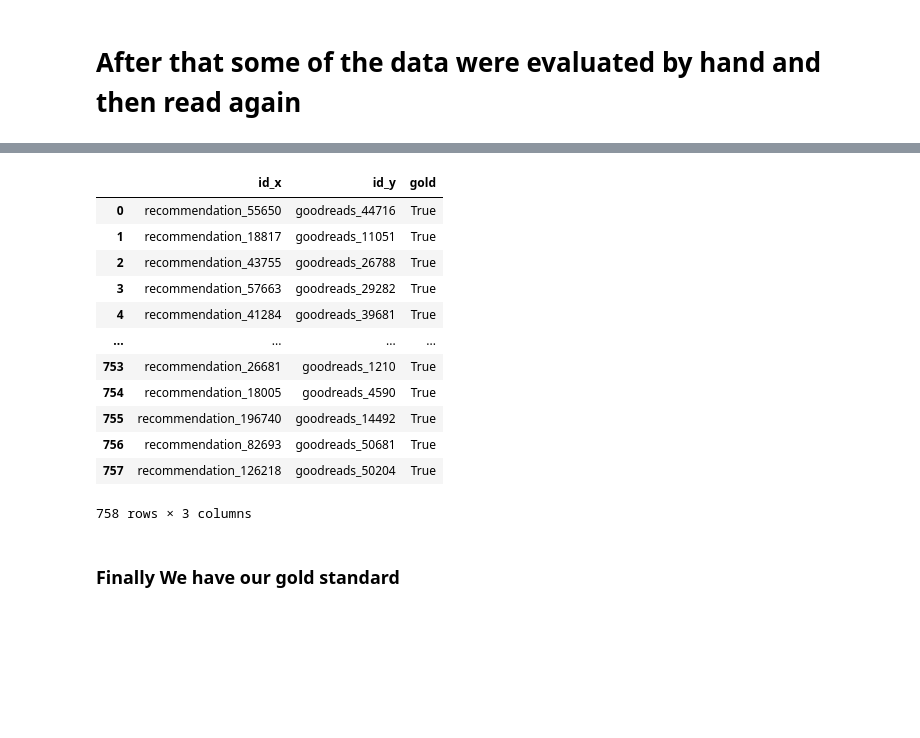
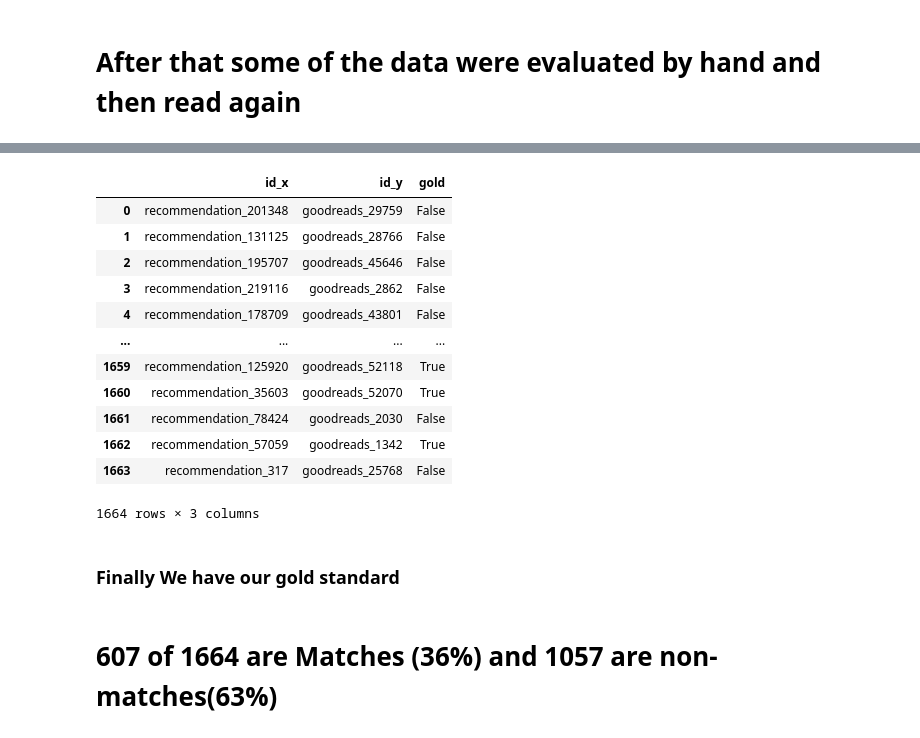
Before and after one commit to ahmed-elzamarany/Web_Data_Integration, a Jupyter notebook: Notebooks/Creating_GS.ipynb, the cells around one changed output, grey strips where cells are left out. Cells and saved outputs as stored; diff of their text form; code cells hidden in the pictures; blank space fills up the shorter version.

```diff
--- a/Notebooks/Creating_GS.ipynb
+++ b/Notebooks/Creating_GS.ipynb
@@ -507,0 +601,3 @@ df_goodreadsMT
+# %%
+Gold_T=df_T.loc[0:332].drop(['author_x','author_y','Mul'],1)
+Gold_T
@@ -569,10 +666,9 @@ df.loc[:500].to_csv('goodreads_recommendation_H.csv')
 # %% [markdown]
 # After that some of the data were evaluated by hand and then read again
 # %%
-Gold = pd.read_csv('goodreads_recommendation_H.csv')
-Gold.drop('Unnamed: 0',1,inplace=True)
-gs_goodreads_recommendation=Gold.drop(['author_x','Allauthors'],1)
-gs_goodreads_recommendation.drop(gs_goodreads_recommendation[gs_goodreads_recommendation['gold'] == True].index)
-# gs_goodreads_recommendation
+Gold_C = pd.read_csv('goodreads_recommendation_H_done.csv')
+Gold_C.drop('Unnamed: 0',1,inplace=True)
+Gold_C=Gold_C.drop(['author_x','Allauthors'],1)
+Gold_C
 # %% [output]
 |  | id_x | id_y | gold |
@@ -616,0 +689,13 @@ df
+# %%
+df_F=pd.merge(df_recommendation, df_goodreadsMT,  left_on=['title'], right_on = ['title'])
+df_F.drop(['title','pages','year','publisher','Allauthors','rating','genres'],1,inplace=True)
+df_F['author_y'] = df_F['author_y'].str.lower()
+df_F['author_x'] = df_F['author_x'].str.lower()
+df_F["gold"] =  np.where(((df_F['author_x'].str[0] == df_F['author_y'].str[0])),True,False)
+df_F.drop_duplicates(subset=['id_x'],inplace=True,keep='last')
+df_F.drop_duplicates(subset=['id_y'],inplace=True,keep='last')
+df_F.drop(df_F[df_F['gold'] == True].index,inplace=True)
+df_F.drop(df_F[df_F['Mul'] == "TRUE"].index,inplace=True)
+df_F.reset_index( inplace=True)
+df_F.drop('index',1,inplace=True)
+df_F
@@ -616,0 +716,3 @@ df
+# %%
+Gold_F=df_F.loc[1:830].drop(['author_x','author_y','Mul'],1)
+Gold_F
@@ -617,23 +733,22 @@ df
 # %%
-gs_goodreads_recommendation_final=gs_goodreads_recommendation.append(df.loc[:256])
+gs_goodreads_recommendation_final=Gold_F.append(Gold_T).append(Gold_C)
 gs_goodreads_recommendation_final.reset_index( inplace=True)
 gs_goodreads_recommendation_final.drop(['index'],1,inplace=True)
-gs_goodreads_recommendation_final.drop(gs_goodreads_recommendation_final[gs_goodreads_recommendation_final['gold'] == True].index)
 gs_goodreads_recommendation_final
 # %% [output]
 |  | id_x | id_y | gold |
-| 0 | recommendation_55650 | goodreads_44716 | True |
-| 1 | recommendation_18817 | goodreads_11051 | True |
-| 2 | recommendation_43755 | goodreads_26788 | True |
-| 3 | recommendation_57663 | goodreads_29282 | True |
-| 4 | recommendation_41284 | goodreads_39681 | True |
+| 0 | recommendation_201348 | goodreads_29759 | False |
+| 1 | recommendation_131125 | goodreads_28766 | False |
+| 2 | recommendation_195707 | goodreads_45646 | False |
+| 3 | recommendation_219116 | goodreads_2862 | False |
+| 4 | recommendation_178709 | goodreads_43801 | False |
 | ... | ... | ... | ... |
-| 753 | recommendation_26681 | goodreads_1210 | True |
-| 754 | recommendation_18005 | goodreads_4590 | True |
-| 755 | recommendation_196740 | goodreads_14492 | True |
-| 756 | recommendation_82693 | goodreads_50681 | True |
-| 757 | recommendation_126218 | goodreads_50204 | True |
+| 1659 | recommendation_125920 | goodreads_52118 | True |
+| 1660 | recommendation_35603 | goodreads_52070 | True |
+| 1661 | recommendation_78424 | goodreads_2030 | False |
+| 1662 | recommendation_57059 | goodreads_1342 | True |
+| 1663 | recommendation_317 | goodreads_25768 | False |
-758 rows × 3 columns
+1664 rows × 3 columns
 # %% [markdown]
 ### Finally We have our gold standard
 # %%
@@ -640,0 +756,2 @@ gs_goodreads_recommendation_final.to_csv('./gs/gs_goodreads_recommendation.csv')
+# %% [markdown]
+# 607 of 1664 are Matches (36%) and 1057 are non-matches(63%)
```
Also changed, not shown: parts of 51 cells of this notebook, 11 other files.
